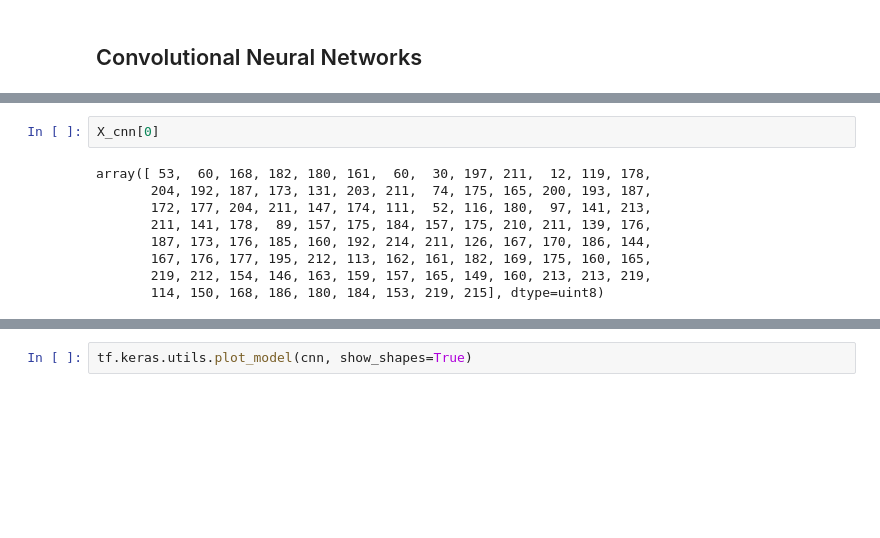
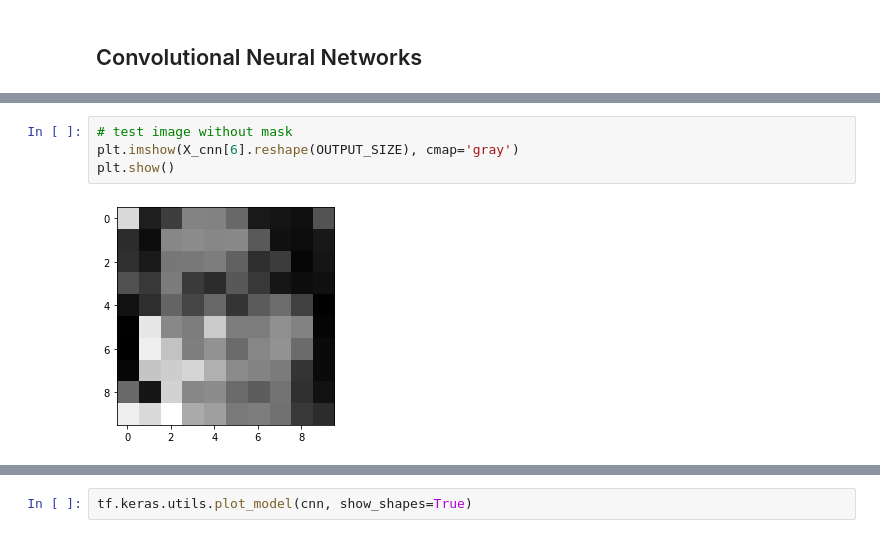
Before and after one commit to lisaong/stackup-workshops, a Jupyter notebook: mask-or-not/mask_or_not.ipynb, the cells around one changed output, grey strips where cells are left out. Drawn from its saved outputs; the diff is of its cells as text; blank space fills up the shorter version.

```diff
--- a/mask-or-not/mask_or_not.ipynb
+++ b/mask-or-not/mask_or_not.ipynb
@@ -366,11 +372,6 @@ X_cnn = images.reshape(-1, images.shape[1]*images.shape[2])
-# %%
-X_cnn[0]
-# %% [output]
-array([ 53,  60, 168, 182, 180, 161,  60,  30, 197, 211,  12, 119, 178,
-       204, 192, 187, 173, 131, 203, 211,  74, 175, 165, 200, 193, 187,
-       172, 177, 204, 211, 147, 174, 111,  52, 116, 180,  97, 141, 213,
-       211, 141, 178,  89, 157, 175, 184, 157, 175, 210, 211, 139, 176,
-       187, 173, 176, 185, 160, 192, 214, 211, 126, 167, 170, 186, 144,
-       167, 176, 177, 195, 212, 113, 162, 161, 182, 169, 175, 160, 165,
-       219, 212, 154, 146, 163, 159, 157, 165, 149, 160, 213, 213, 219,
-       114, 150, 168, 186, 180, 184, 153, 219, 215], dtype=uint8)
+# %%
+# test image without mask
+plt.imshow(X_cnn[6].reshape(OUTPUT_SIZE), cmap='gray')
+plt.show()
+# %% [output]
+[figure, added]
```
Also changed, not shown: parts of 42 cells of this notebook, 18 other files.
